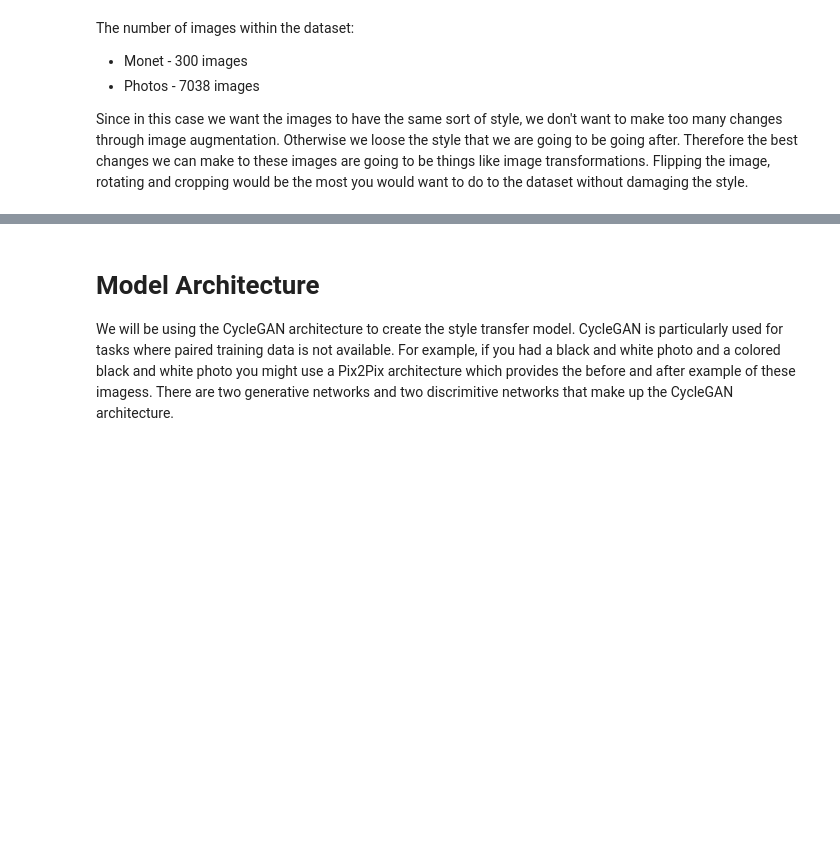
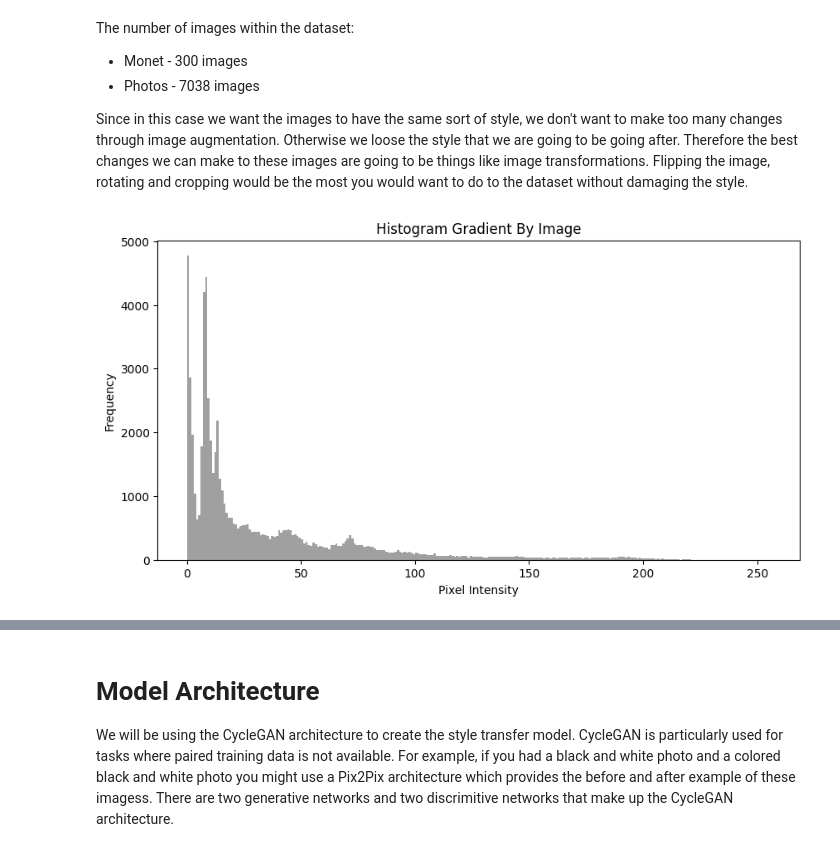
Before and after one commit to cdr6934/PaintingGAN, a Jupyter notebook: Painting_GAN.ipynb, the cells around one changed output, grey strips where cells are left out. Drawn from its saved outputs; the diff is of its cells as text; code cells hidden in the pictures; blank space fills up the shorter version.

```diff
--- a/Painting_GAN.ipynb
+++ b/Painting_GAN.ipynb
@@ -285,3 +287,27 @@ The number of images within the dataset:
 * Photos - 7038 images
 
 Since in this case we want the images to have the same sort of style, we don't want to make too many changes through image augmentation. Otherwise we loose the style that we are going to be going after. Therefore the best changes we can make to these images are going to be things like image transformations. Flipping the image, rotating and cropping would be the most you would want to do to the dataset without damaging the style.
+# %%
+from PIL import Image
+image_path = '/content/drive/MyDrive/MSDS Deep Learning/week_5/org_images/1000_0.jpg'
+image = Image.open(image_path)
+
+gray_image = image.convert('L')
+
+
+gray_array = np.array(gray_image)
+
+# Flatten the array to 1D
+gray_data = gray_array.flatten()
+
+# Plot histogram
+plt.figure(figsize=(10, 5))
+plt.hist(gray_data, bins=256, range=[0,256], color='gray', alpha=0.75)
+plt.title('Histogram Gradient By Image')
+plt.xlabel('Pixel Intensity')
+plt.ylabel('Frequency')
+
+# Show the plot
+plt.show()
+# %% [output]
+[figure, added]
```
Also changed, not shown: parts of 43 cells of this notebook.
